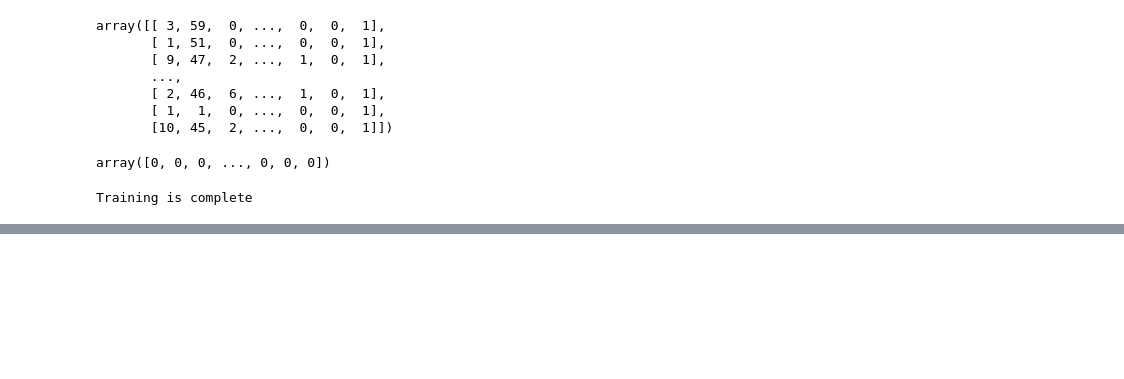
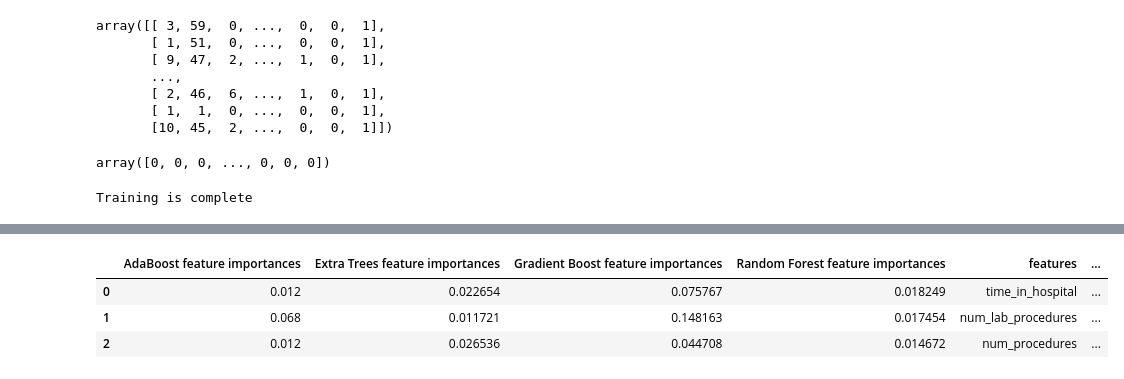
Before and after one commit to hvu815/Data-Analysis, a Jupyter notebook: analysis_notebooks/exploring2.ipynb, the cells around one changed output, grey strips where cells are left out. Cells and saved outputs as stored; diff of their text form; code cells hidden in the pictures; blank space fills up the shorter version.

```diff
--- a/analysis_notebooks/exploring2.ipynb
+++ b/analysis_notebooks/exploring2.ipynb
@@ -247,0 +360,9 @@ Training is complete
+# %%
+cols = train.columns.values
+# Create a dataframe with features
+feature_dataframe = pd.DataFrame( {'features': cols,
+     'Random Forest feature importances': rf_features,
+     'Extra Trees  feature importances': et_features,
+      'AdaBoost feature importances': ada_features,
+    'Gradient Boost feature importances': gb_features
+    })
@@ -247,0 +530,10 @@ Training is complete
+# %%
+# Create the new column containing the average of values
+
+feature_dataframe['mean'] = feature_dataframe.mean(axis= 1) # axis = 1 computes the mean row-wise
+feature_dataframe.head(3)
+# %% [output]
+|  | AdaBoost feature importances | Extra Trees feature importances | Gradient Boost feature importances | Random Forest feature importances | features | ... |
+| 0 | 0.012 | 0.022654 | 0.075767 | 0.018249 | time_in_hospital | ... |
+| 1 | 0.068 | 0.011721 | 0.148163 | 0.017454 | num_lab_procedures | ... |
+| 2 | 0.012 | 0.026536 | 0.044708 | 0.014672 | num_procedures | ... |
```
Also changed, not shown: parts of 13 cells of this notebook.
